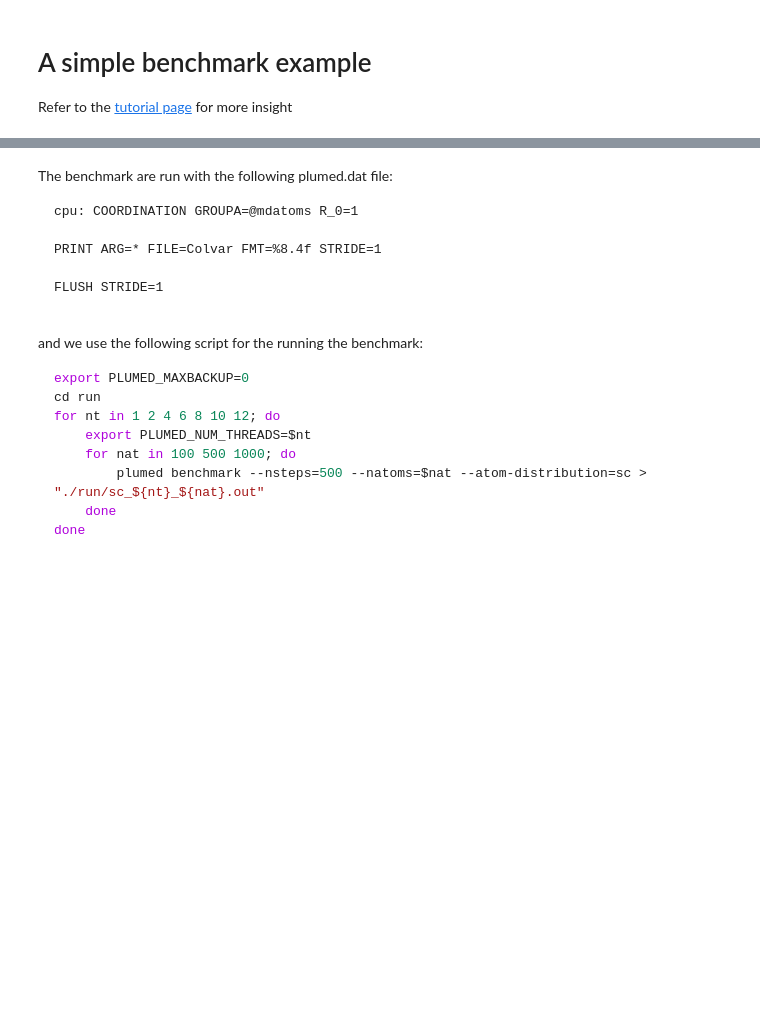
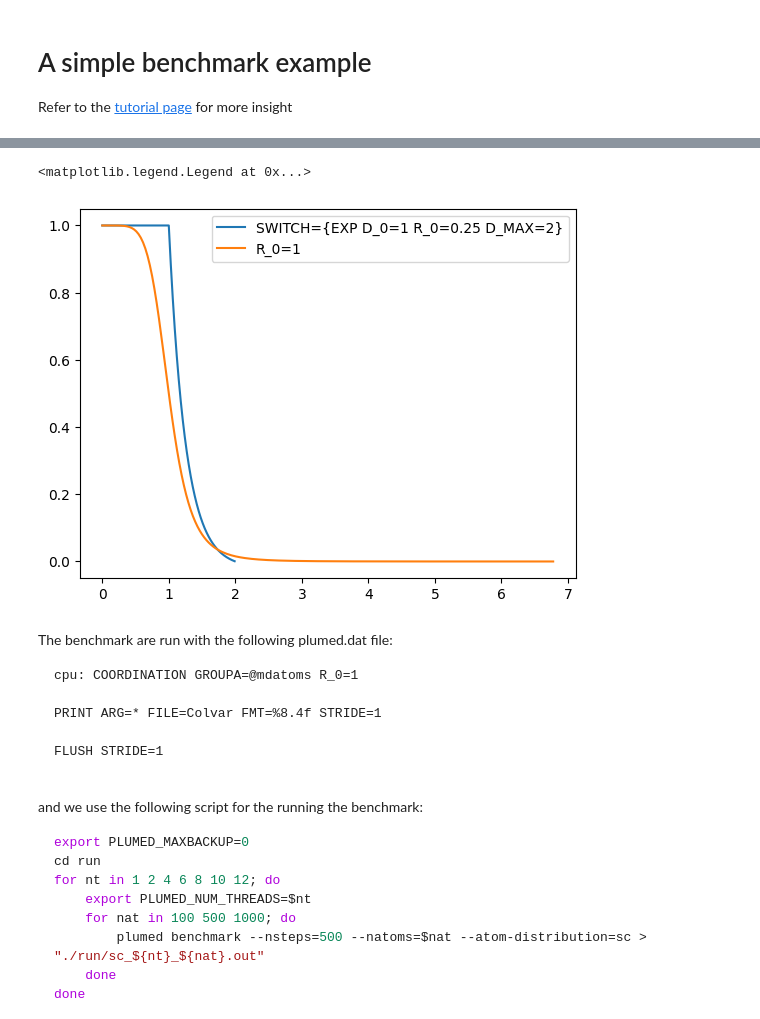
Before and after one commit to Iximiel/plumed-school-benchmark, a Jupyter notebook: Tutorial.ipynb, the cells around one changed output, grey strips where cells are left out. Cells and saved outputs as stored; diff of their text form; code cells hidden in the pictures; blank space fills up the shorter version.

Commit message:
updated with a different switch

```diff
--- a/Tutorial.ipynb
+++ b/Tutorial.ipynb
@@ -34,3 +77,15 @@ def lighten_color(color, amount=0.5):
+# %%
+
+switchexp=np.loadtxt("./run/switchExp.out")
+rationalswitch=np.loadtxt("./run/switchR_0eq1.out")
+
+plt.plot(switchexp[:,0],switchexp[:,1],label="SWITCH={EXP D_0=1 R_0=0.25 D_MAX=2}")
+plt.plot(rationalswitch[:,0],rationalswitch[:,1],label="R_0=1")
+
+plt.legend()
+# %% [output]
+<matplotlib.legend.Legend at 0x...>
+[figure, added]
 # %% [markdown]
 The benchmark are run with the following plumed.dat file:
 
```
Also changed, not shown: parts of 8 cells of this notebook, 53 other files.
